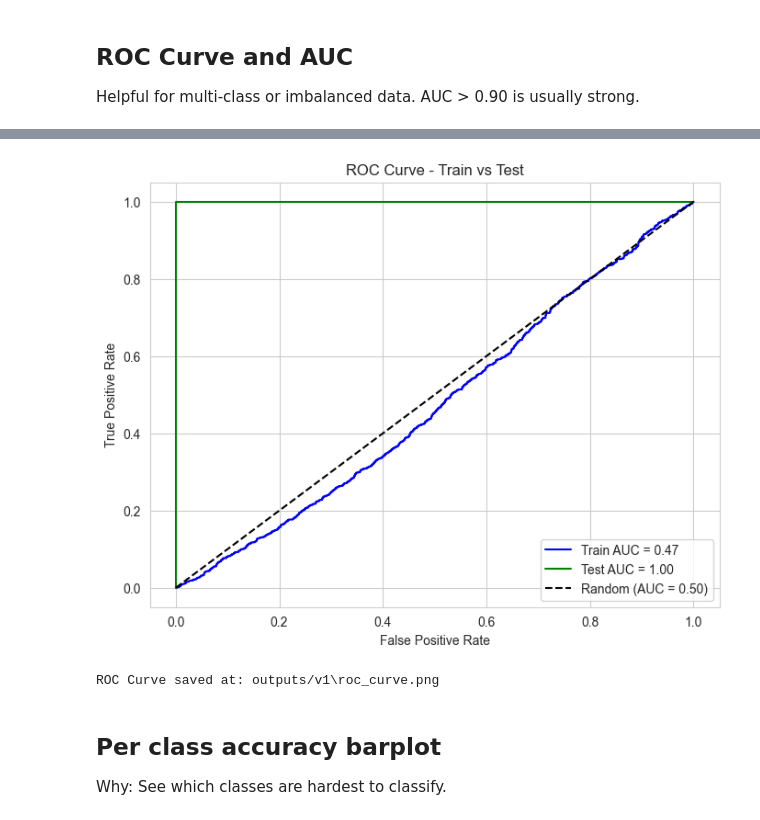
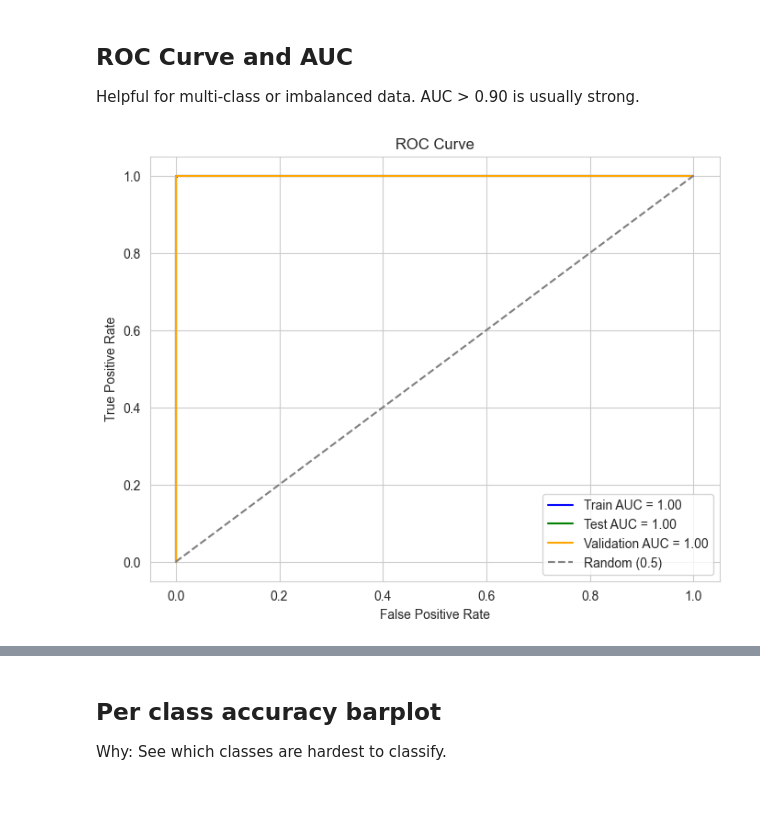
Before and after one commit to N4v1ds0n/PP5-predictive_analysis, a Jupyter notebook: jupyter_notebooks/03_modelling_and_evaluation.ipynb, the cells around one changed output, grey strips where cells are left out. Cells and saved outputs as stored; diff of their text form; code cells hidden in the pictures.

```diff
--- a/jupyter_notebooks/03_modelling_and_evaluation.ipynb
+++ b/jupyter_notebooks/03_modelling_and_evaluation.ipynb
@@ -497,52 +536,37 @@ ValueError: Classification metrics can't handle a mix of binary and continuous t
 
 Helpful for multi-class or imbalanced data. AUC > 0.90 is usually strong.
 # %%
-# Ensure output directory exists
-output_dir = "outputs/v1"
-os.makedirs(output_dir, exist_ok=True)
+# Compute ROC
+fpr_train, tpr_train, _ = roc_curve(y_true_train, y_probs_train)
+fpr_test, tpr_test, _ = roc_curve(y_true_test, y_probs_test)
+fpr_val, tpr_val, _ = roc_curve(y_true_val, y_probs_val)
 
-# Generate predictions (probabilities)
-y_probs_train = model.predict(train_set).ravel()
-y_probs_test = model.predict(test_set).ravel()
-
-# Compute ROC curve
-fpr_train, tpr_train, _ = roc_curve(
-    y_true_train, y_probs_train
-)  # Use class 1 probability
-fpr_test, tpr_test, _ = roc_curve(
-    y_true_test, y_probs_test
-)  # Use class 1 probability
-
+# Compute AUC
 auc_train = auc(fpr_train, tpr_train)
 auc_test = auc(fpr_test, tpr_test)
+auc_val = auc(fpr_val, tpr_val)
 
-# Create static ROC curve using Matplotlib
+# Plot
 plt.figure(figsize=(8, 6))
-
-# Plot Train ROC
 plt.plot(fpr_train, tpr_train, label=f"Train AUC = {auc_train:.2f}", color="blue")
-
-# Plot Test ROC
 plt.plot(fpr_test, tpr_test, label=f"Test AUC = {auc_test:.2f}", color="green")
-
-# Plot Random Guess Line (Baseline)
-plt.plot([0, 1], [0, 1], linestyle="dashed", color="black", label="Random (AUC = 0.50)")
-
-# Labels and Title
-plt.title("ROC Curve - Train vs Test")
+plt.plot(fpr_val, tpr_val, label=f"Validation AUC = {auc_test:.2f}", color="orange")
+plt.plot([0, 1], [0, 1], linestyle="--", color="gray", label="Random (0.5)")
+plt.title("ROC Curve")
 plt.xlabel("False Positive Rate")
 plt.ylabel("True Positive Rate")
+plt.grid(True)
 plt.legend()
-plt.grid(True)
-
 # Define file path
 roc_curve_path = os.path.join(output_dir, "roc_curve.png")
 
 # Save the figure as a static PNG
 plt.savefig(roc_curve_path, dpi=150, bbox_inches="tight")
-
-# Show the static ROC curve in the notebook
 plt.show()
 
+
+
+
 print(f"ROC Curve saved at: {roc_curve_path}")
 # %% [output]
+[figure, new version]
@@ -551,5 +574,3 @@ print(f"ROC Curve saved at: {roc_curve_path}")
-[figure, old version]
-ROC Curve saved at: outputs/v1\roc_curve.png
 # %% [markdown]
 ## Per class accuracy barplot
 
```
Also changed, not shown: parts of 13 cells of this notebook.
